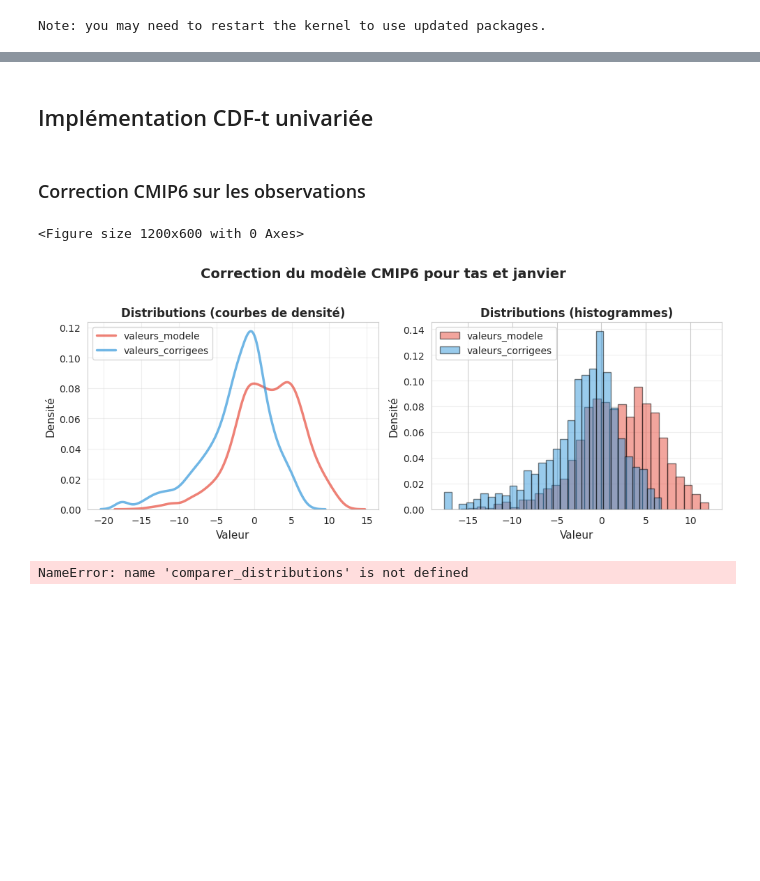
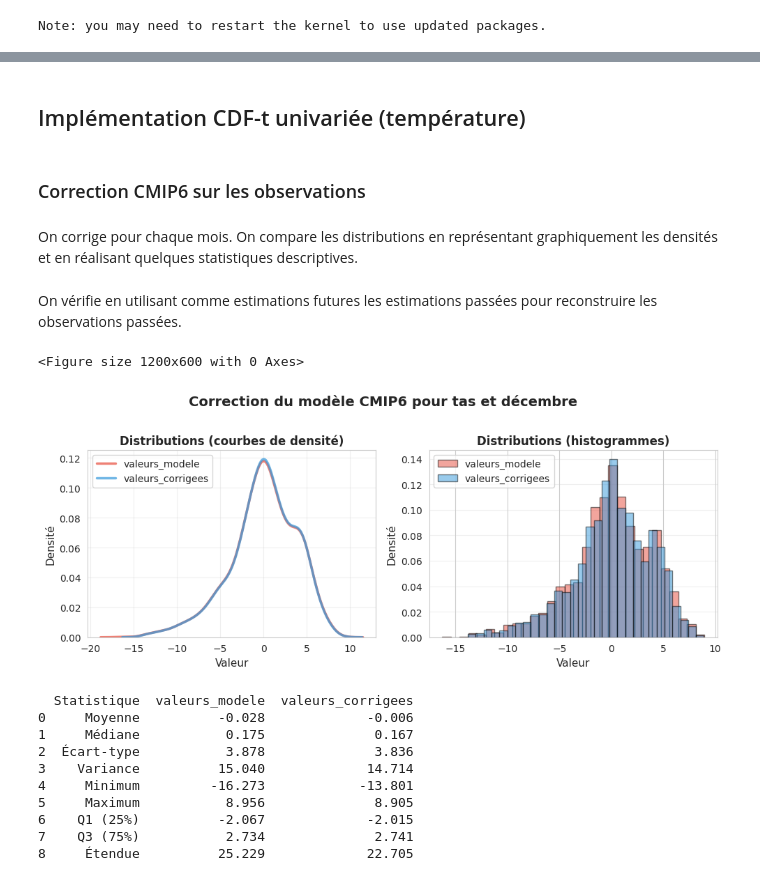
Before and after one commit to tristanczz/statapp_edf_25, a Jupyter notebook: CDF-t.ipynb, the cells around one changed output, grey strips where cells are left out. Saved outputs shown, nothing was run; the diff lists cells and outputs as text; code cells hidden in the pictures; blank space fills up the shorter version.

```diff
--- a/CDF-t.ipynb
+++ b/CDF-t.ipynb
@@ -33,9 +22,11 @@ ImportError: cannot import name 'comparer_distributions' from 'functions' (/home
 # %% [markdown]
-## Implémentation CDF-t univariée
+## Implémentation CDF-t univariée (température)
 # %% [markdown]
 ### Correction CMIP6 sur les observations
+# %% [markdown]
+On corrige pour chaque mois. On compare les distributions en représentant graphiquement les densités et en réalisant quelques statistiques descriptives.
 # %%
-mois_a_afficher = [1, 6, 12]
+mois_a_afficher = [6, 12]
 
 for i in range (1,13): #on itère sur tous les mois
 
@@ -50,8 +41,31 @@ for i in range (1,13): #on itère sur tous les mois
     #Représentation graphique
     if i in mois_a_afficher:
         plot_distributions_univ(resultat,"CMIP6", i, "tas")
-        comparer_distributions(resultat)
+        print(comparer_distributions(resultat))
-# %% [output]
-<Figure size 1200x600 with 0 Axes>
-[figure, removed]
-NameError: name 'comparer_distributions' is not defined
+# %% [markdown]
+On vérifie en utilisant comme estimations futures les estimations passées pour reconstruire les observations passées.
+# %%
+#Sélection mois et variable
+CMIP6_hist = csv_to_pd_univ("/home/onyxia/work/statapp_edf_25/data/CMIP6_historical.csv", 12, "tas")
+CMIP6_futur = csv_to_pd_univ("/home/onyxia/work/statapp_edf_25/data/CMIP6_historical.csv", 12, "tas")
+obs_hist = csv_to_pd_univ("/home/onyxia/work/statapp_edf_25/data/obs.csv", i, "tas")
+
+#Correction des valeurs futures du modèle par CDF-t
+resultat = cdf_t_univ(CMIP6_hist,obs_hist,CMIP6_futur)
+
+#Représentation graphique
+plot_distributions_univ(resultat,"CMIP6", 12, "tas")
+print(comparer_distributions(resultat))
+# %% [output]
+<Figure size 1200x600 with 0 Axes>
+[figure, added]
+  Statistique  valeurs_modele  valeurs_corrigees
+0     Moyenne          -0.028             -0.006
+1     Médiane           0.175              0.167
+2  Écart-type           3.878              3.836
+3    Variance          15.040             14.714
+4     Minimum         -16.273            -13.801
+5     Maximum           8.956              8.905
+6    Q1 (25%)          -2.067             -2.015
+7    Q3 (75%)           2.734              2.741
+8     Étendue          25.229             22.705
```
Also changed, not shown: parts of 5 cells of this notebook, 1 other file.
